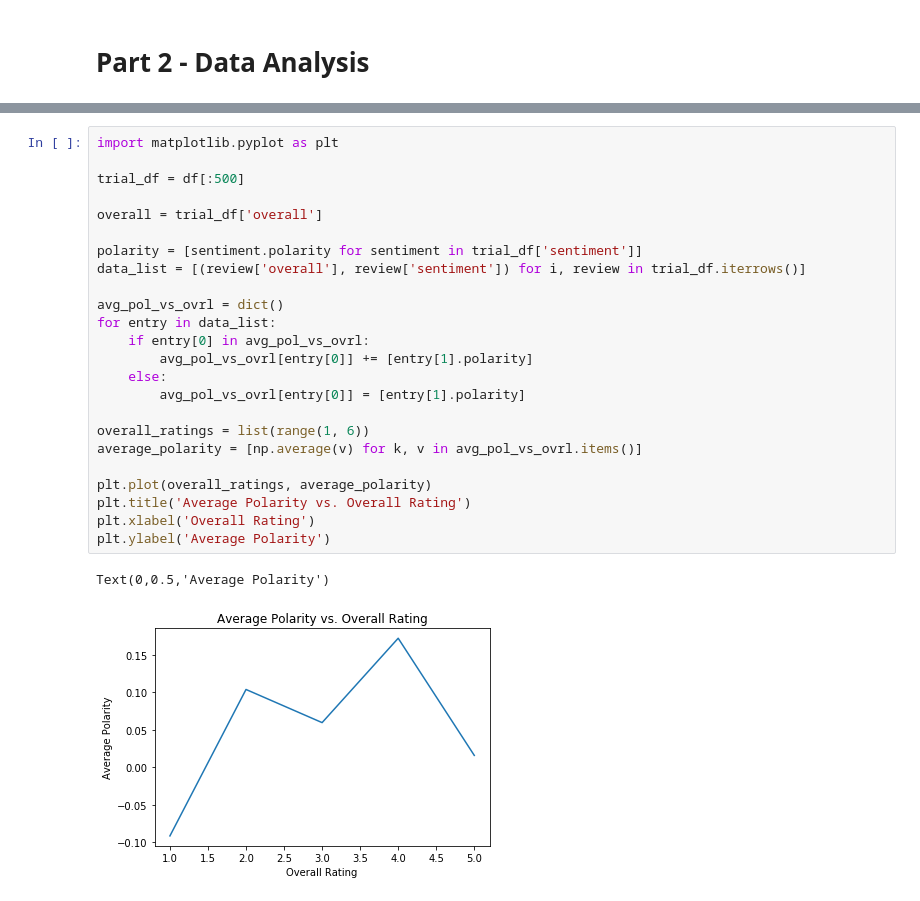
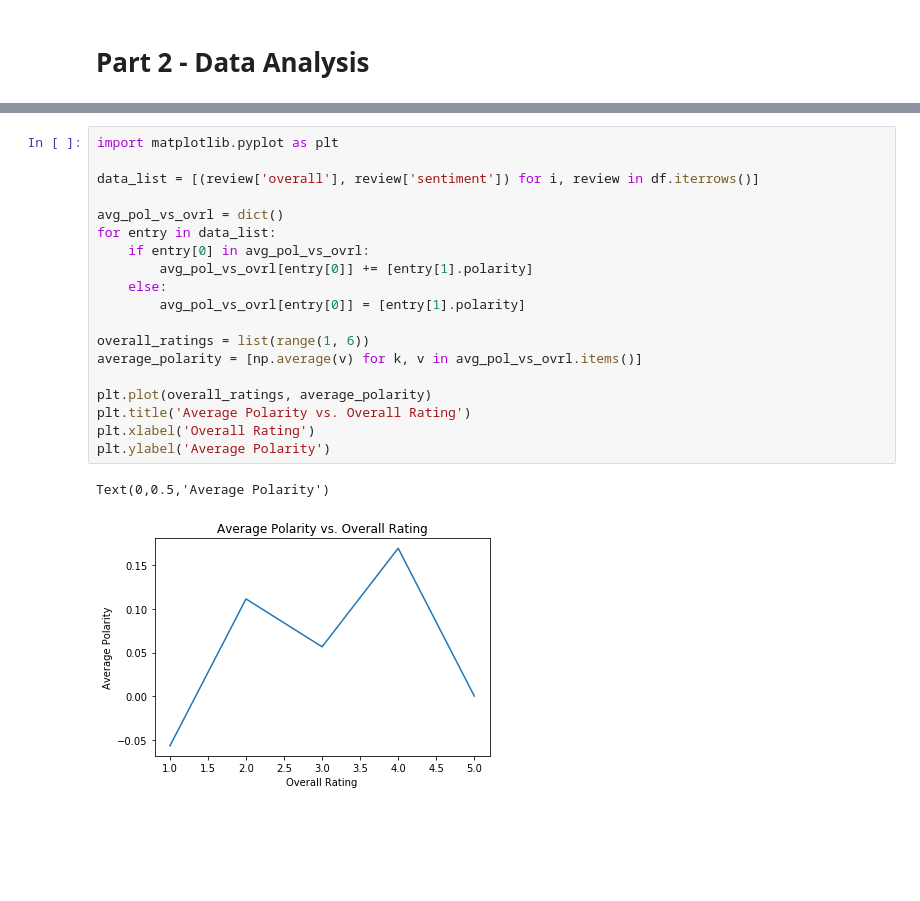
Before and after one commit to Ethan-Arrowood/data-analytics-assignment, a Jupyter notebook: Assignment.ipynb, the cells around one changed output, grey strips where cells are left out. Saved outputs shown, nothing was run; the diff lists cells and outputs as text; blank space fills up the shorter version.

```diff
--- a/Assignment.ipynb
+++ b/Assignment.ipynb
@@ -115,30 +113,25 @@ df.head()
 # %%
 import matplotlib.pyplot as plt
 
-trial_df = df[:500]
-
-overall = trial_df['overall']
-
-polarity = [sentiment.polarity for sentiment in trial_df['sentiment']]
-data_list = [(review['overall'], review['sentiment']) for i, review in trial_df.iterrows()]
+data_list = [(review['overall'], review['sentiment']) for i, review in df.iterrows()]
 
 avg_pol_vs_ovrl = dict()
 for entry in data_list:
     if entry[0] in avg_pol_vs_ovrl:
         avg_pol_vs_ovrl[entry[0]] += [entry[1].polarity]
     else:
         avg_pol_vs_ovrl[entry[0]] = [entry[1].polarity]
 
 overall_ratings = list(range(1, 6))
 average_polarity = [np.average(v) for k, v in avg_pol_vs_ovrl.items()]
 
 plt.plot(overall_ratings, average_polarity)
 plt.title('Average Polarity vs. Overall Rating')
 plt.xlabel('Overall Rating')
 plt.ylabel('Average Polarity')
 # %% [output]
 Text(0,0.5,'Average Polarity')
-[figure, old version]
+[figure, new version]
 # %%
 data = [v for k, v in avg_pol_vs_ovrl.items()]
 plt.boxplot(data)
```
Also changed, not shown: parts of 4 cells of this notebook.
